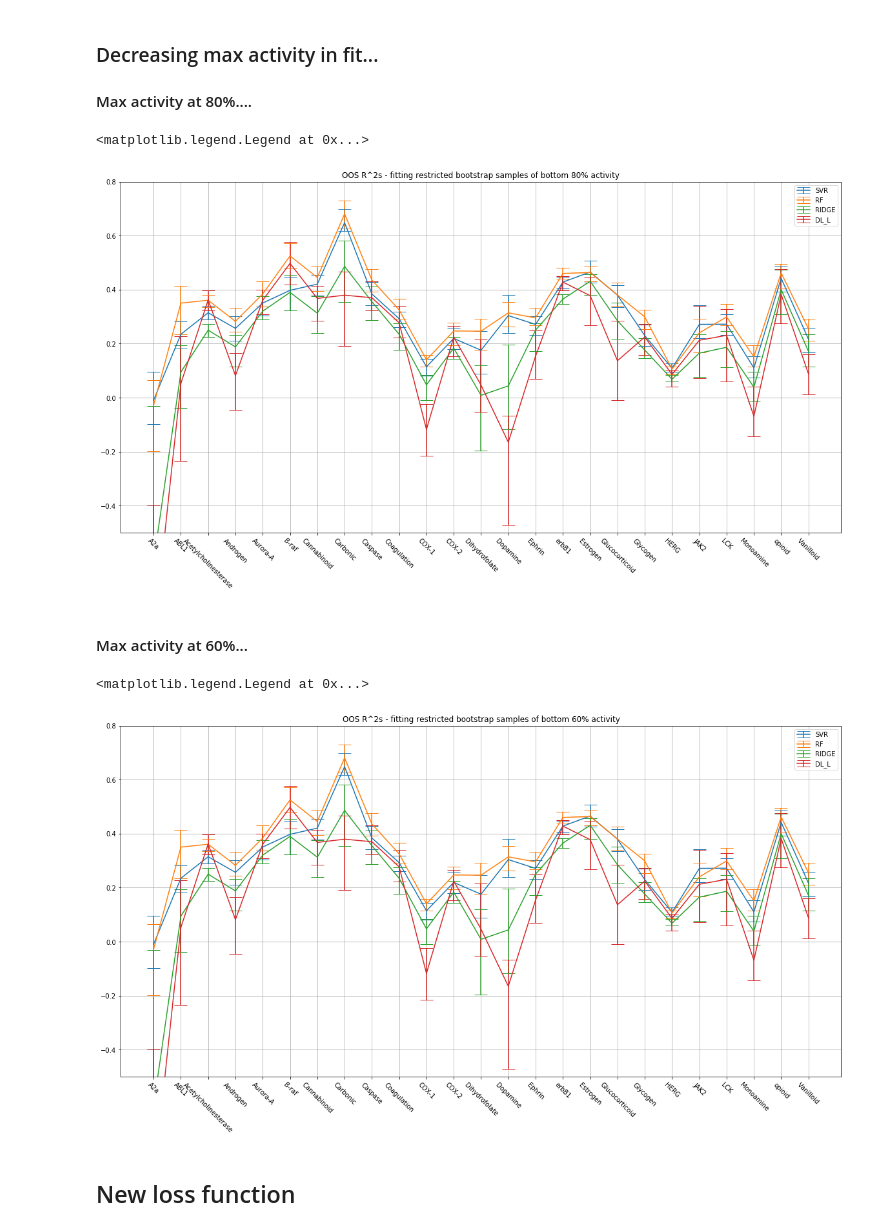
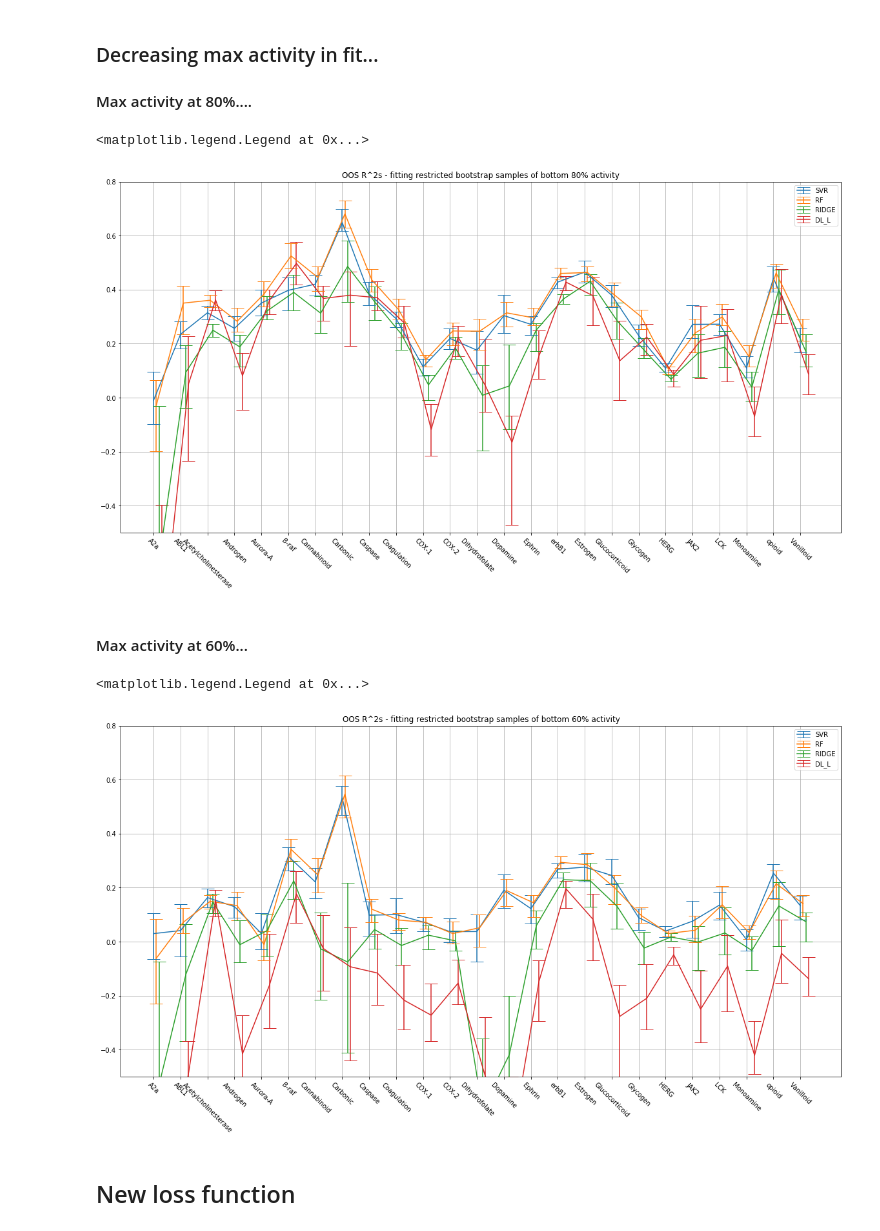
Before and after one commit to owatson/QuantileBootstrap, a Jupyter notebook: Paper2_v4.ipynb, the cells around one changed output. Saved outputs shown, nothing was run; the diff lists cells and outputs as text; code cells hidden in the pictures.

```diff
--- a/Paper2_v4.ipynb
+++ b/Paper2_v4.ipynb
@@ -251,7 +250,7 @@ for (i, method) in enumerate(model_dict.keys()):
     rf = np.asarray(oos_rs_hdr[method]['r2'])
     rfe = np.vstack((rf - np.asarray(oos_rs_hdr[method]['r2_l']),
                  np.asarray(oos_rs_hdr[method]['r2_u'])-rf))
-    errorbar(np.arange(25), rf, capsize=10, yerr=rfe, label=method.upper())
+    errorbar(np.arange(25)+i*0.1, rf, capsize=10, yerr=rfe, label=method.upper())
     pass
 
 grid(True)
@@ -304,7 +303,7 @@ for (i, method) in enumerate(model_dict.keys()):
     rf = np.asarray(oos_rs_hdr_08[method]['r2'])
     rfe = np.vstack((rf - np.asarray(oos_rs_hdr_08[method]['r2_l']),
                  np.asarray(oos_rs_hdr_08[method]['r2_u'])-rf))
-    errorbar(np.arange(25), rf, capsize=10, yerr=rfe, label=method.upper())
+    errorbar(np.arange(25)+i*0.1, rf, capsize=10, yerr=rfe, label=method.upper())
     pass
 
 grid(True)
@@ -314,7 +313,7 @@ plt.ylim((-0.5, .8))
 legend(loc='best')
 # %% [output]
 <matplotlib.legend.Legend at 0x...>
-[figure, old version]
+[figure, new version]
 # %% [markdown]
 #### Max activity at 60%...
 # %%
@@ -337,20 +336,20 @@ else:
     pass
 # %%
 for (i, method) in enumerate(model_dict.keys()):
-    rf = np.asarray(oos_rs_hdr_08[method]['r2'])
-    rfe = np.vstack((rf - np.asarray(oos_rs_hdr_08[method]['r2_l']),
-                 np.asarray(oos_rs_hdr_08[method]['r2_u'])-rf))
-    errorbar(np.arange(25), rf, capsize=10, yerr=rfe, label=method.upper())
+    rf = np.asarray(oos_rs_hdr_06[method]['r2'])
+    rfe = np.vstack((rf - np.asarray(oos_rs_hdr_06[method]['r2_l']),
+                 np.asarray(oos_rs_hdr_06[method]['r2_u'])-rf))
+    errorbar(np.arange(25)+i*0.1, rf, capsize=10, yerr=rfe, label=method.upper())
     pass
 
 grid(True)
 title('OOS R^2s - fitting restricted bootstrap samples of bottom 60% activity')
 plt.xticks(np.arange(25), targets, rotation=-45)
 plt.ylim((-0.5, .8))
 legend(loc='best')
 # %% [output]
 <matplotlib.legend.Legend at 0x...>
-[figure, old version]
+[figure, new version]
 # %% [markdown]
 ## New loss function
 # %%
```
Also changed, not shown: parts of 21 cells of this notebook, 5 other files.
